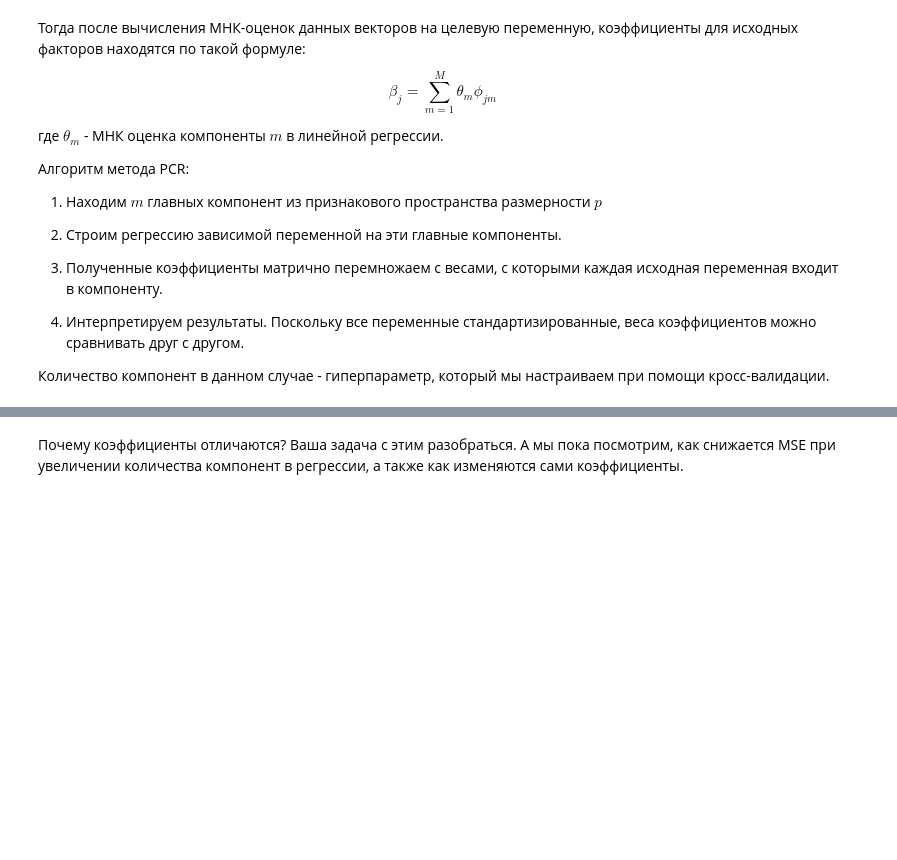
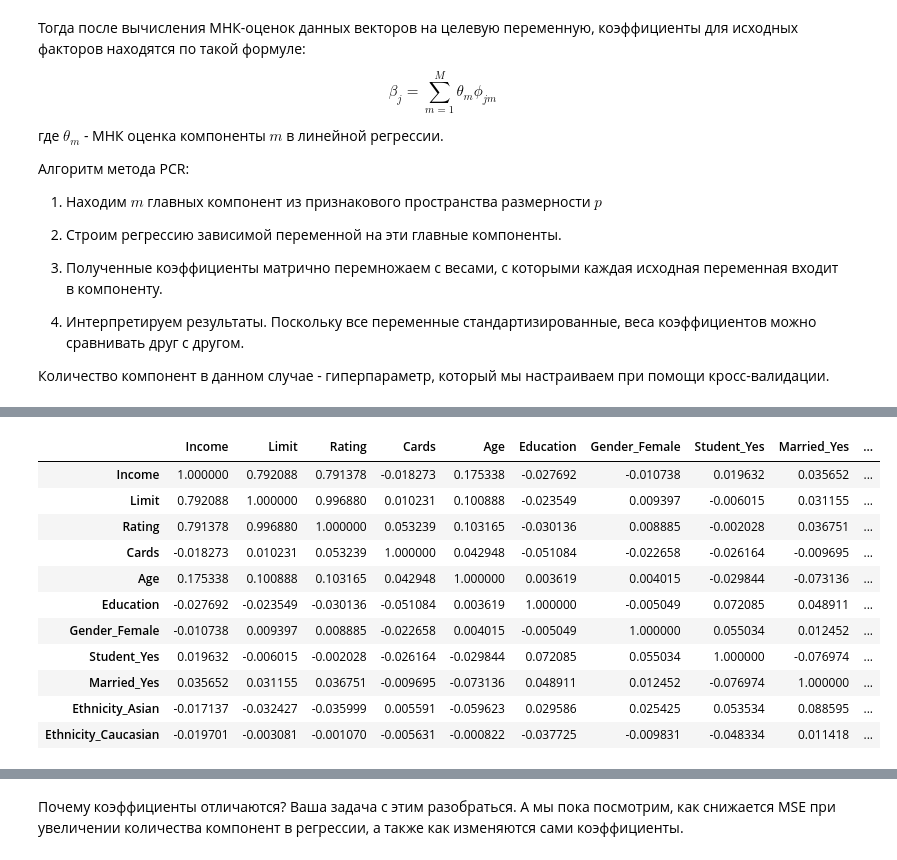
Before and after one commit to iakubovskii7/Fintech_2020, a Jupyter notebook: Машинное обучение/Занятие 6. Обучение без учителя. Понижение размерности.ipynb, the cells around one changed output, grey strips where cells are left out. Saved outputs shown, nothing was run; the diff lists cells and outputs as text; code cells hidden in the pictures; blank space fills up the shorter version.

```diff
--- a/Машинное обучение/Занятие 6. Обучение без учителя. Понижение размерности.ipynb
+++ b/Машинное обучение/Занятие 6. Обучение без учителя. Понижение размерности.ipynb
@@ -178,25 +281,15 @@ $$\beta_j = \sum_{m=1}^M \theta_m \phi_{jm}$$
 # %%
-import pandas as pd
-
-from sklearn.pipeline import Pipeline
-from sklearn.preprocessing import StandardScaler
-from sklearn.impute import SimpleImputer
-from sklearn.compose import ColumnTransformer
-import category_encoders as ce
-import statsmodels.api as sm
-
-
-credit = pd.read_csv("/Users/iakubovskii/Machine_Learning/RANEPA/Fintech_2020/Машинное обучение/Данные/Credit.csv")
-credit.set_index("ID", inplace=True)
-
 qual_cols = ['Gender', 'Student', 'Married', 'Ethnicity']
-credit_reg = credit.drop(qual_cols, axis=1).join(pd.get_dummies(credit[qual_cols], drop_first=True))
+credit_reg = credit.drop(qual_cols, axis=1).join(
+    pd.get_dummies(credit[qual_cols], drop_first=True))
 X_reg, y_reg = credit_reg.drop("Balance", axis=1), credit_reg['Balance']
 sc = StandardScaler()
 X_reg_scal, y_reg_scal = sc.fit_transform(X_reg), sc.fit_transform(y_reg.values.reshape(-1,1))
 n_pca=2
 pca = PCA(n_components=n_pca).fit(X_reg_scal)
 pcs = pca.fit_transform(X_reg_scal)
+print(f"{n_pca} компоненты объясняют порядка \
+      {np.round(np.sum(pca.explained_variance_ratio_)*100, 2)} % вариации")
 X_PCR =  pcs.copy()
 V = pca.components_.T
 ols = sm.OLS(endog = y_reg_scal, exog = sm.add_constant(X_PCR)).fit()
@@ -205,3 +298,4 @@ beta_Z = ols.params[1:]
 beta_X = V @ beta_Z
 coefs = pd.DataFrame(index = X_reg.columns, data = beta_X)
 coefs.columns = ['coefs_PCR']
+print(coefs)
@@ -207,0 +346,15 @@ coefs.columns = ['coefs_PCR']
+# %%
+display(credit_reg.drop("Balance", axis=1).corr())
+# %% [output]
+|  | Income | Limit | Rating | Cards | Age | Education | Gender_Female | Student_Yes | Married_Yes | ... |
+| Income | 1.000000 | 0.792088 | 0.791378 | -0.018273 | 0.175338 | -0.027692 | -0.010738 | 0.019632 | 0.035652 | ... |
+| Limit | 0.792088 | 1.000000 | 0.996880 | 0.010231 | 0.100888 | -0.023549 | 0.009397 | -0.006015 | 0.031155 | ... |
+| Rating | 0.791378 | 0.996880 | 1.000000 | 0.053239 | 0.103165 | -0.030136 | 0.008885 | -0.002028 | 0.036751 | ... |
+| Cards | -0.018273 | 0.010231 | 0.053239 | 1.000000 | 0.042948 | -0.051084 | -0.022658 | -0.026164 | -0.009695 | ... |
+| Age | 0.175338 | 0.100888 | 0.103165 | 0.042948 | 1.000000 | 0.003619 | 0.004015 | -0.029844 | -0.073136 | ... |
+| Education | -0.027692 | -0.023549 | -0.030136 | -0.051084 | 0.003619 | 1.000000 | -0.005049 | 0.072085 | 0.048911 | ... |
+| Gender_Female | -0.010738 | 0.009397 | 0.008885 | -0.022658 | 0.004015 | -0.005049 | 1.000000 | 0.055034 | 0.012452 | ... |
+| Student_Yes | 0.019632 | -0.006015 | -0.002028 | -0.026164 | -0.029844 | 0.072085 | 0.055034 | 1.000000 | -0.076974 | ... |
+| Married_Yes | 0.035652 | 0.031155 | 0.036751 | -0.009695 | -0.073136 | 0.048911 | 0.012452 | -0.076974 | 1.000000 | ... |
+| Ethnicity_Asian | -0.017137 | -0.032427 | -0.035999 | 0.005591 | -0.059623 | 0.029586 | 0.025425 | 0.053534 | 0.088595 | ... |
+| Ethnicity_Caucasian | -0.019701 | -0.003081 | -0.001070 | -0.005631 | -0.000822 | -0.037725 | -0.009831 | -0.048334 | 0.011418 | ... |
```
Also changed, not shown: parts of 21 cells of this notebook, 1 other file.
